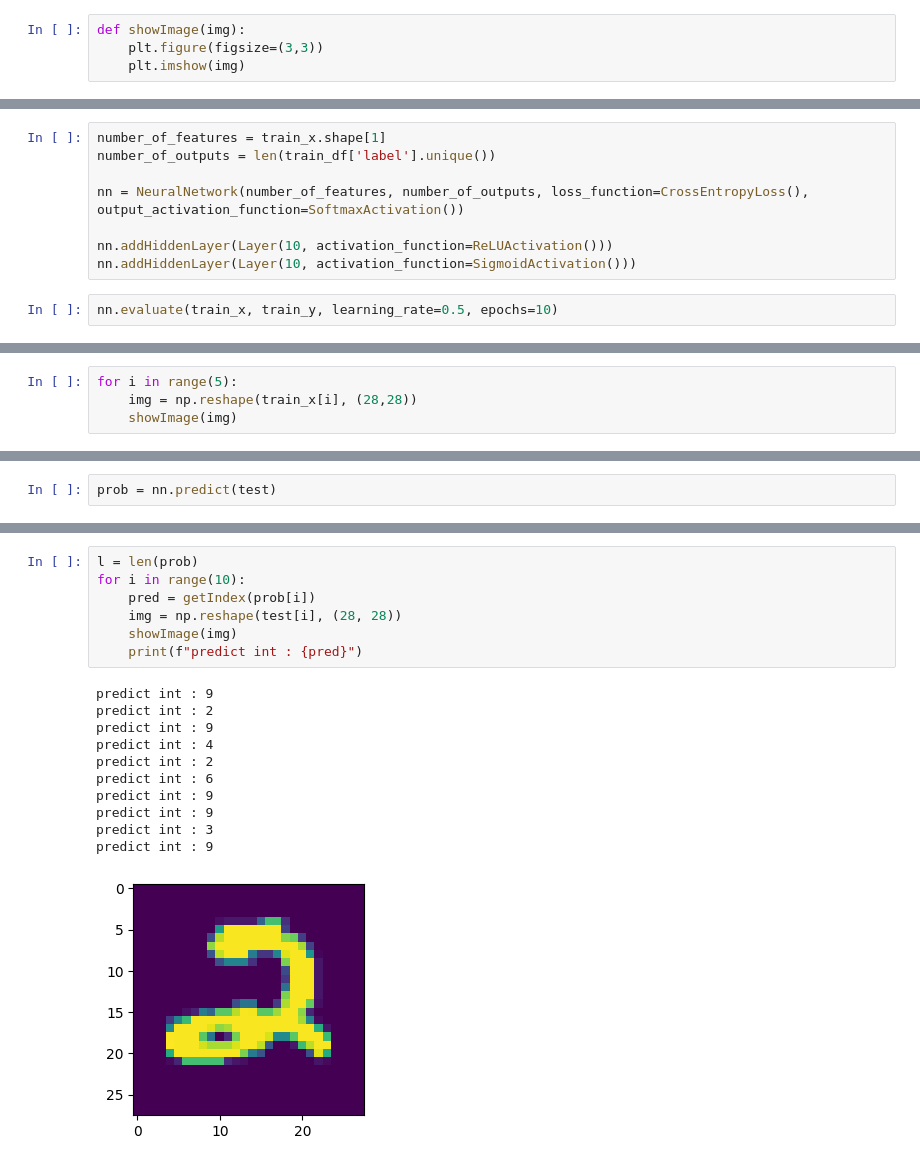
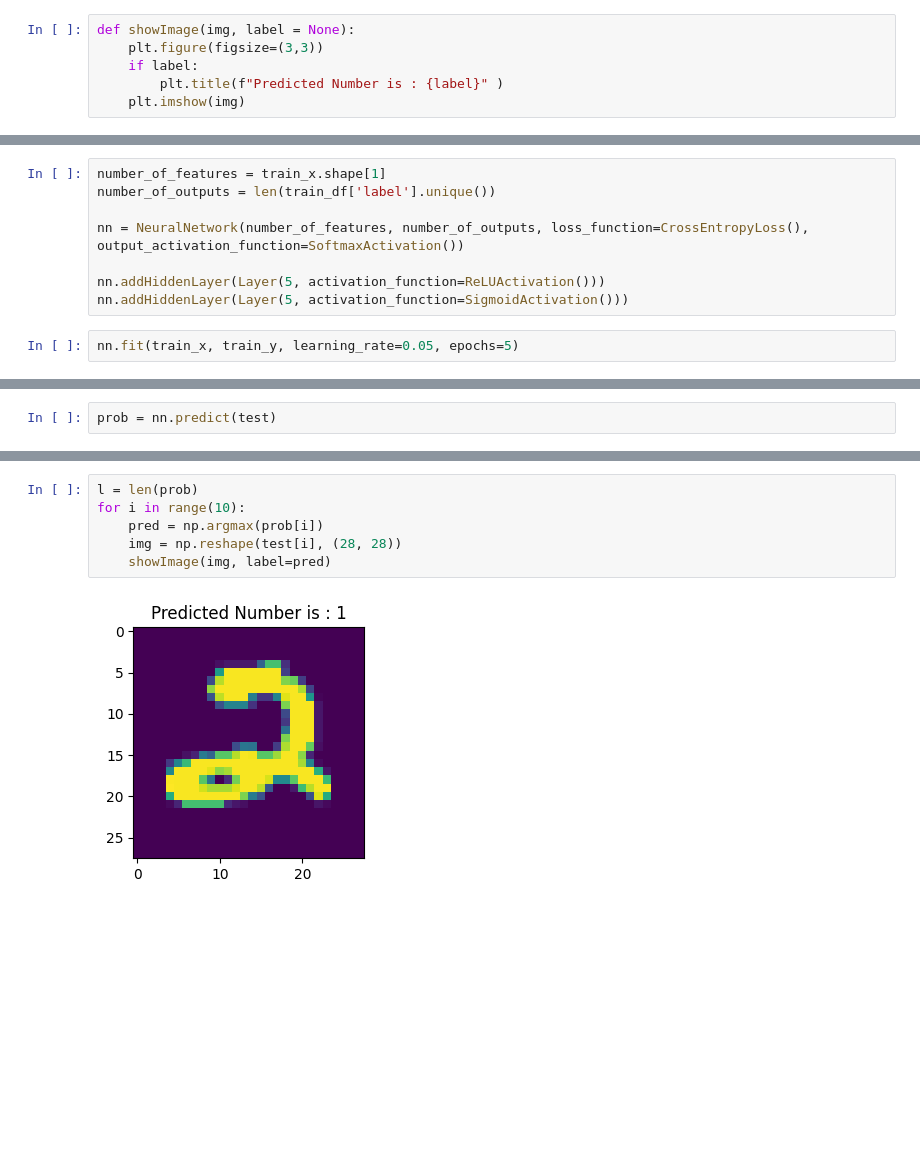
Before and after one commit to RanjanBa/Machine-Learning, a Jupyter notebook: Neural Network/digit_classifier.ipynb, the cells around one changed output, grey strips where cells are left out. Saved outputs shown, nothing was run; the diff lists cells and outputs as text; blank space fills up the shorter version.

```diff
--- a/Neural Network/digit_classifier.ipynb
+++ b/Neural Network/digit_classifier.ipynb
@@ -66,6 +47,8 @@ array([[0, 0, 0, ..., 0, 0, 0],
 # %%
-def showImage(img):
+def showImage(img, label = None):
     plt.figure(figsize=(3,3))
+    if label:
+        plt.title(f"Predicted Number is : {label}" )
     plt.imshow(img)
 # %% [markdown]
 # <center> **Neural Network** </center>
@@ -77,8 +60,8 @@ number_of_outputs = len(train_df['label'].unique())
 
 nn = NeuralNetwork(number_of_features, number_of_outputs, loss_function=CrossEntropyLoss(), output_activation_function=SoftmaxActivation())
 
-nn.addHiddenLayer(Layer(10, activation_function=ReLUActivation()))
-nn.addHiddenLayer(Layer(10, activation_function=SigmoidActivation()))
+nn.addHiddenLayer(Layer(5, activation_function=ReLUActivation()))
+nn.addHiddenLayer(Layer(5, activation_function=SigmoidActivation()))
 # %%
-nn.evaluate(train_x, train_y, learning_rate=0.5, epochs=10)
+nn.fit(train_x, train_y, learning_rate=0.05, epochs=5)
 # %% [output]
@@ -125,4 +72,0 @@ array([[-0.00776469, -0.25307578,  0.02335314, ..., -0.09214367,
-# %%
-for i in range(5):
-    img = np.reshape(train_x[i], (28,28))
-    showImage(img)
@@ -147,19 +75,8 @@ def getIndex(pred):
 # %%
 l = len(prob)
 for i in range(10):
-    pred = getIndex(prob[i])
+    pred = np.argmax(prob[i])
     img = np.reshape(test[i], (28, 28))
-    showImage(img)
-    print(f"predict int : {pred}")
+    showImage(img, label=pred)
 # %% [output]
-predict int : 9
-predict int : 2
-predict int : 9
-predict int : 4
-predict int : 2
-predict int : 6
-predict int : 9
-predict int : 9
-predict int : 3
-predict int : 9
-[figure, old version]
+[figure, new version]
```
Also changed, not shown: parts of 11 cells of this notebook, 16 other files.
